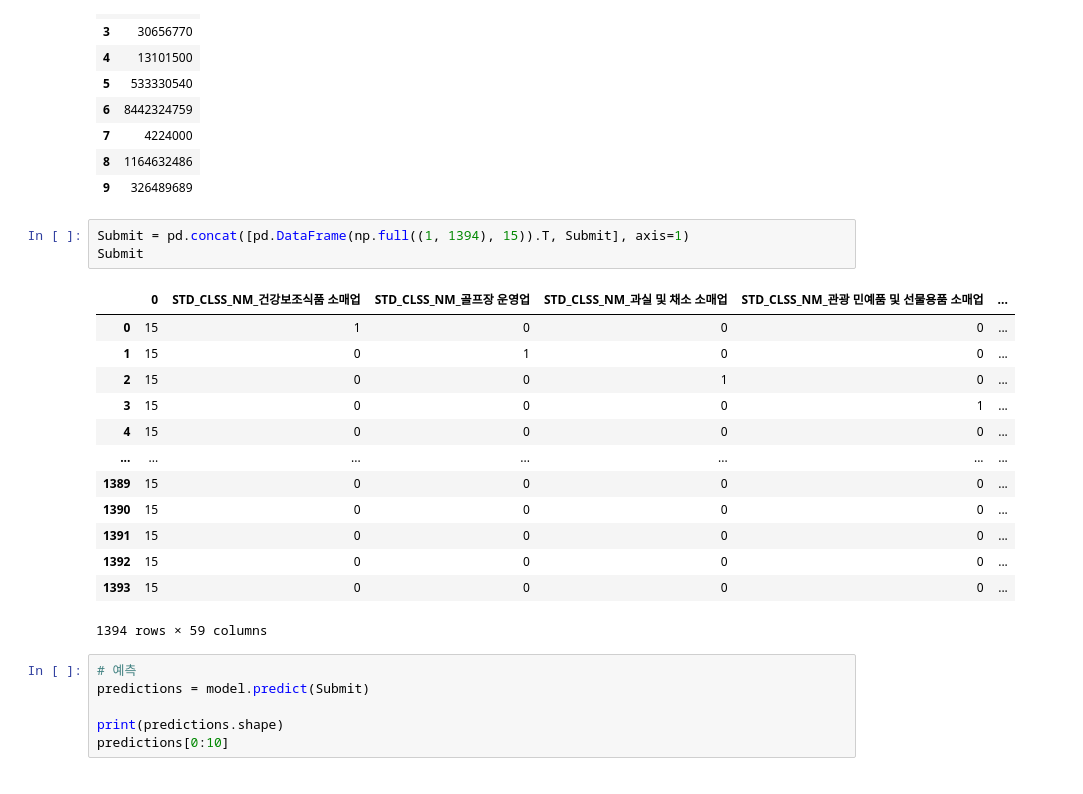
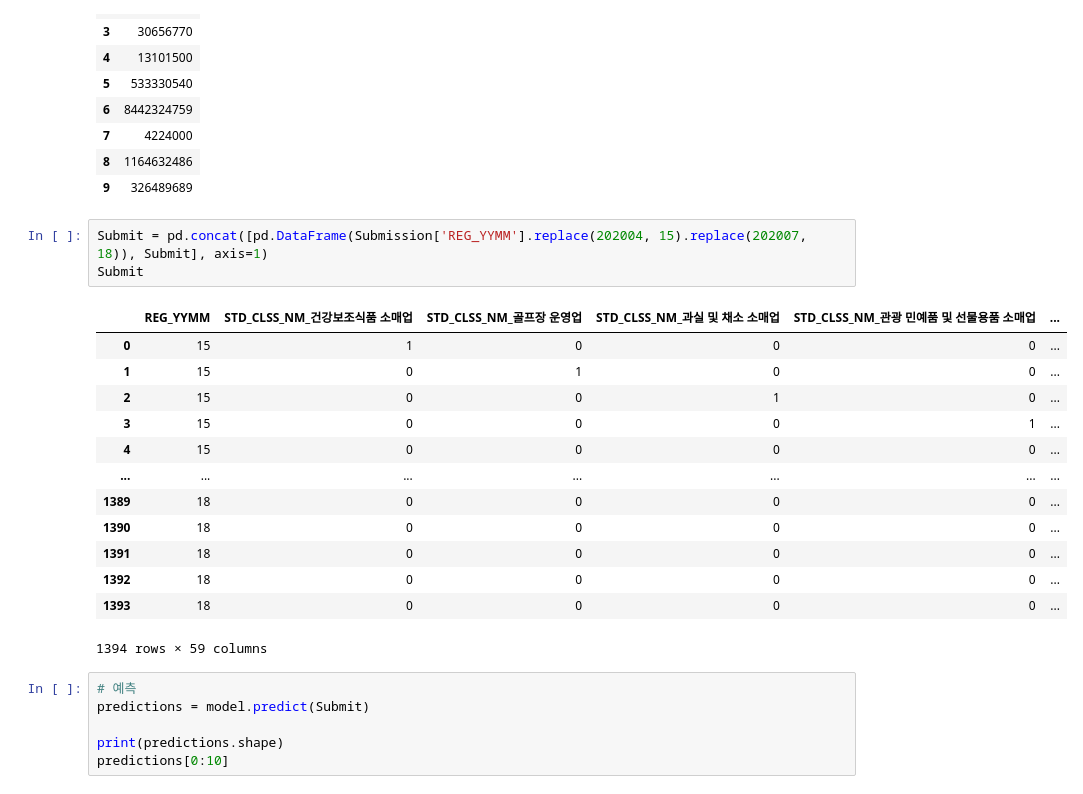
Before and after one commit to brainer3220/Jeju_CreditCard_Compete, a Jupyter notebook: 제주_빅데이터_경진대회.ipynb, the cells around one changed output. Saved outputs shown, nothing was run; the diff lists cells and outputs as text.

```diff
--- a/제주_빅데이터_경진대회.ipynb
+++ b/제주_빅데이터_경진대회.ipynb
@@ -483,21 +485,21 @@ y_train[0:10]
 | 8 | 1164632486 |
 | 9 | 326489689 |
 # %%
-Submit = pd.concat([pd.DataFrame(np.full((1, 1394), 15)).T, Submit], axis=1)
+Submit = pd.concat([pd.DataFrame(Submission['REG_YYMM'].replace(202004, 15).replace(202007, 18)), Submit], axis=1)
 Submit
 # %% [output]
-|  | 0 | STD_CLSS_NM_건강보조식품 소매업 | STD_CLSS_NM_골프장 운영업 | STD_CLSS_NM_과실 및 채소 소매업 | STD_CLSS_NM_관광 민예품 및 선물용품 소매업 | ... |
+|  | REG_YYMM | STD_CLSS_NM_건강보조식품 소매업 | STD_CLSS_NM_골프장 운영업 | STD_CLSS_NM_과실 및 채소 소매업 | STD_CLSS_NM_관광 민예품 및 선물용품 소매업 | ... |
 | 0 | 15 | 1 | 0 | 0 | 0 | ... |
 | 1 | 15 | 0 | 1 | 0 | 0 | ... |
 | 2 | 15 | 0 | 0 | 1 | 0 | ... |
 | 3 | 15 | 0 | 0 | 0 | 1 | ... |
 | 4 | 15 | 0 | 0 | 0 | 0 | ... |
 | ... | ... | ... | ... | ... | ... | ... |
-| 1389 | 15 | 0 | 0 | 0 | 0 | ... |
-| 1390 | 15 | 0 | 0 | 0 | 0 | ... |
-| 1391 | 15 | 0 | 0 | 0 | 0 | ... |
-| 1392 | 15 | 0 | 0 | 0 | 0 | ... |
-| 1393 | 15 | 0 | 0 | 0 | 0 | ... |
+| 1389 | 18 | 0 | 0 | 0 | 0 | ... |
+| 1390 | 18 | 0 | 0 | 0 | 0 | ... |
+| 1391 | 18 | 0 | 0 | 0 | 0 | ... |
+| 1392 | 18 | 0 | 0 | 0 | 0 | ... |
+| 1393 | 18 | 0 | 0 | 0 | 0 | ... |
 1394 rows × 59 columns
 # %%
 # 예측
```
Also changed, not shown: parts of 2 cells of this notebook.
